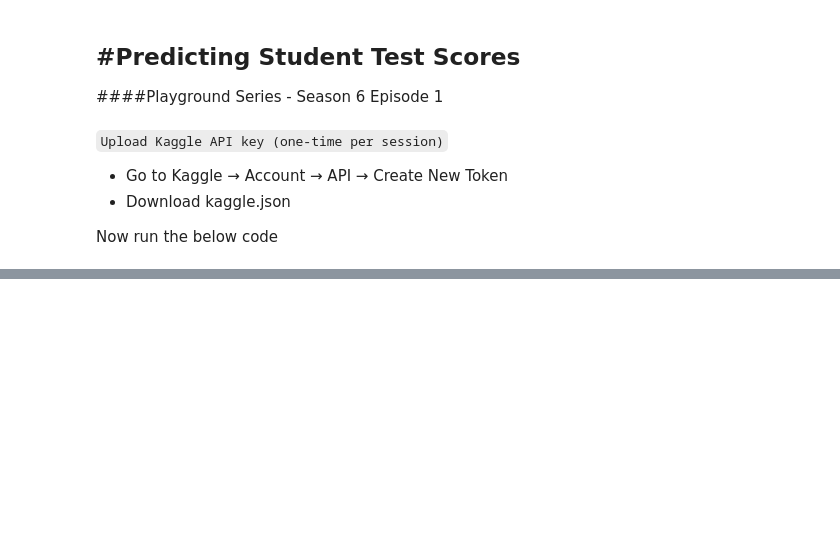
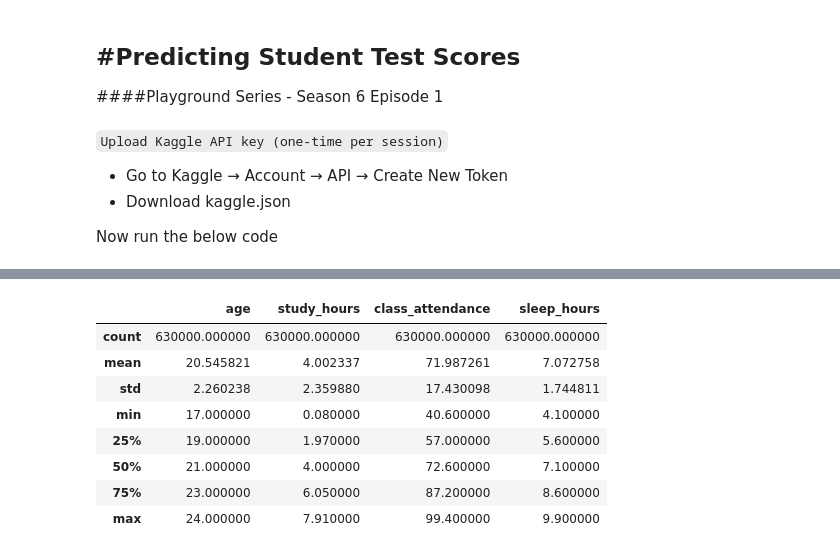
Before and after one commit to BELBINBENORM/my_kaggle_ml_practice, a Jupyter notebook: 26.01.00.Predicting_Student_test_Scores.ipynb, the cells around one changed output, grey strips where cells are left out. Saved outputs shown, nothing was run; the diff lists cells and outputs as text; code cells hidden in the pictures; blank space fills up the shorter version.

```diff
--- a/26.01.00.Predicting_Student_test_Scores.ipynb
+++ b/26.01.00.Predicting_Student_test_Scores.ipynb
@@ -55,0 +105,14 @@ a
+# %%
+# Numeric columns
+
+X_train[num_col].describe()
+# %% [output]
+|  | age | study_hours | class_attendance | sleep_hours |
+| count | 630000.000000 | 630000.000000 | 630000.000000 | 630000.000000 |
+| mean | 20.545821 | 4.002337 | 71.987261 | 7.072758 |
+| std | 2.260238 | 2.359880 | 17.430098 | 1.744811 |
+| min | 17.000000 | 0.080000 | 40.600000 | 4.100000 |
+| 25% | 19.000000 | 1.970000 | 57.000000 | 5.600000 |
+| 50% | 21.000000 | 4.000000 | 72.600000 | 7.100000 |
+| 75% | 23.000000 | 6.050000 | 87.200000 | 8.600000 |
+| max | 24.000000 | 7.910000 | 99.400000 | 9.900000 |
```
Also changed, not shown: parts of 20 cells of this notebook.
